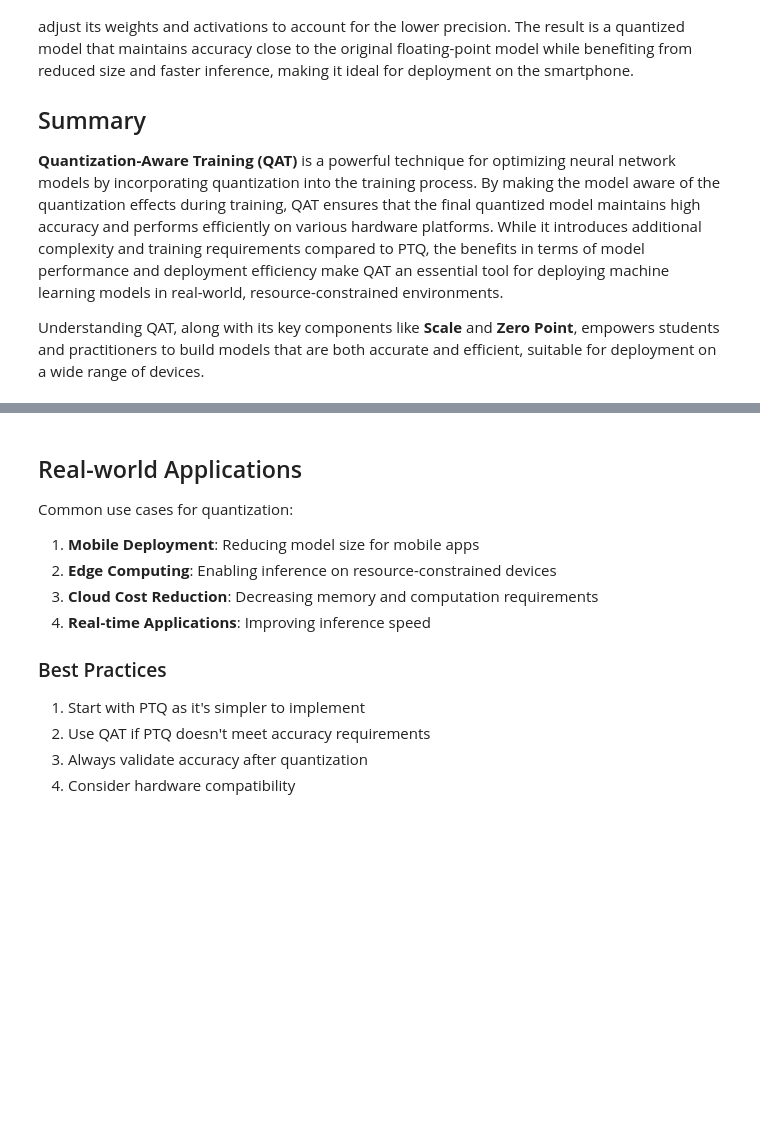
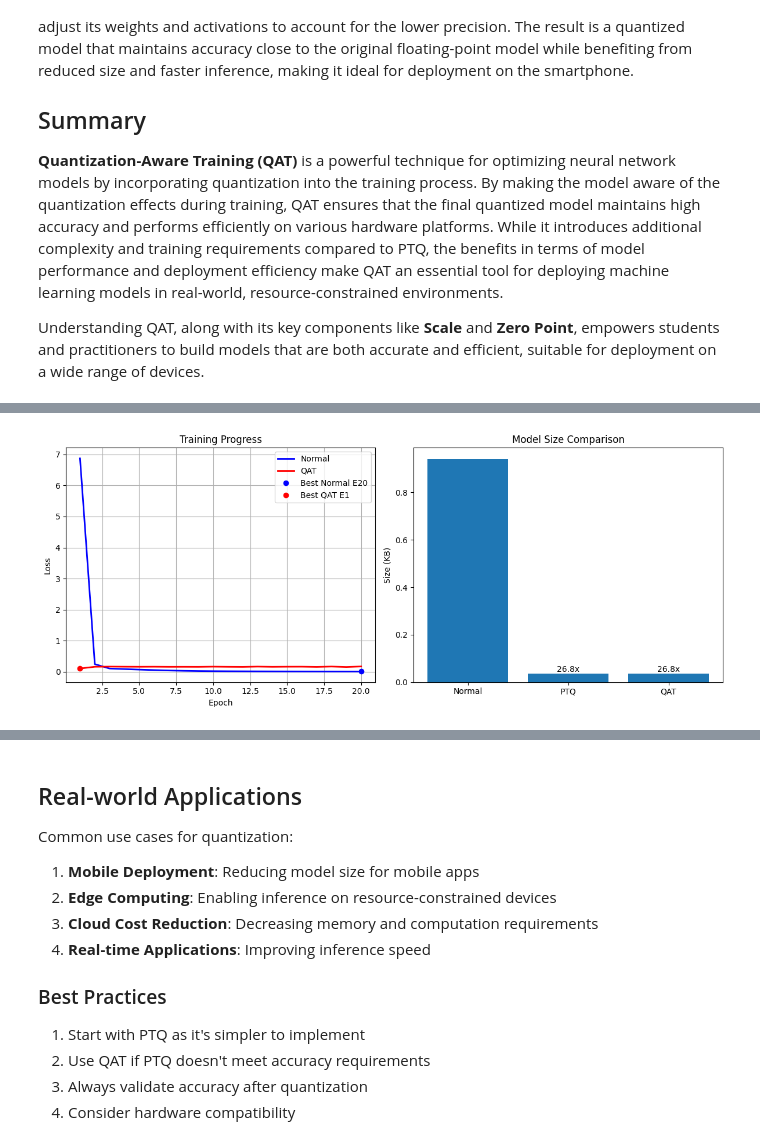
Before and after one commit to sonder-art/automl_o24, a Jupyter notebook: codigo/nlp_chatbots/quantization_explained.ipynb, the cells around one changed output, grey strips where cells are left out. Drawn from its saved outputs; the diff is of its cells as text; code cells hidden in the pictures; blank space fills up the shorter version.

```diff
--- a/codigo/nlp_chatbots/quantization_explained.ipynb
+++ b/codigo/nlp_chatbots/quantization_explained.ipynb
@@ -905,34 +954,59 @@ def compare_models(normal_model, ptq_model, qat_model, X, y, normal_time, ptq_ti
 # %%
+# Import required libraries
+import torch
+import torch.nn as nn
+import torch.optim as optim
+from torch.utils.data import TensorDataset, DataLoader
+import time
+import traceback
+
+# Set random seeds for reproducibility
+torch.manual_seed(42)
+if torch.cuda.is_available():
+    torch.cuda.manual_seed(42)
+
 # Set device
 device = 'cuda' if torch.cuda.is_available() else 'cpu'
 print(f"Using device: {device}")
 
-
+EPOCHS = 20
 try:
     # Train normal model
-    normal_model, X, y, normal_time = train_normal_model(
-        epochs=10,
+    normal_model, X, y, normal_time, normal_history = train_normal_model(
+        epochs=EPOCHS,
         batch_size=32,
         learning_rate=0.001,
         device=device
     )
+    print("\nNormal model training completed")
 
     # Apply PTQ
+    print("\nStarting Post-Training Quantization...")
     ptq_model, ptq_type, _, ptq_time = apply_ptq(normal_model, X, device)
+    if ptq_model is not None:
+        print(f"PTQ completed successfully with {ptq_type} quantization")
+    else:
+        print("PTQ failed to complete")
 
     # Apply QAT
-    qat_model, _, qat_time = apply_qat(
+    print("\nStarting Quantization-Aware Training...")
+    qat_model, _, qat_time, qat_history = apply_qat(
         normal_model,
         X,
         y,
-        epochs=10,
+        epochs=EPOCHS,
         batch_size=32,
         learning_rate=0.001,
         device=device
     )
+    if qat_model is not None:
+        print("QAT completed successfully")
+    else:
+        print("QAT failed to complete")
 
     # Compare models
     if ptq_model is not None and qat_model is not None:
+        print("\nComparing all models...")
         compare_models(
             normal_model,
             ptq_model,
@@ -942,16 +1016,65 @@ try:
             normal_time,
             ptq_time,
             qat_time,
-            device
+            device,
+            normal_history,
+            qat_history
         )
     else:
-        print("One or more quantization methods failed. Check the error messages above.")
+        print("\nOne or more quantization methods failed. Check the error messages above.")
+
+        # Still compare the successful models
+        if ptq_model is not None:
+            print("\nComparing normal model with PTQ model only...")
+            compare_models(
+                normal_model,
+                ptq_model,
+                None,
+                X,
+                y,
+                normal_time,
+                ptq_time,
+                0,
+                device,
+                normal_history,
+                None
+            )
+        elif qat_model is not None:
+            print("\nComparing normal model with QAT model only...")
+            compare_models(
+                normal_model,
+                None,
+                qat_model,
+                X,
+                y,
+                normal_time,
+                0,
+                qat_time,
+                device,
+                normal_history,
+                qat_history
+            )
+
+    # Print final summary
+    print("\n" + "=" * 50)
+    print("Final Summary:")
+    print("-" * 30)
+    print(f"Normal model training time: {normal_time:.2f} seconds")
+    if ptq_model is not None:
+        print(f"PTQ conversion time: {ptq_time:.2f} seconds")
+    if qat_model is not None:
+        print(f"QAT training time: {qat_time:.2f} seconds")
+    print("=" * 50)
 
 except Exception as e:
-    print(f"Error in comparison: {str(e)}")
-    print("Stack trace:")
-    import traceback
+    print(f"\nError in comparison process: {str(e)}")
+    print("\nStack trace:")
     traceback.print_exc()
+
+finally:
+    # Clean up
+    torch.cuda.empty_cache()
+    print("\nProcess completed.")
 # %% [output]
 Using device: cuda
 
@@ -972,0 +1113 @@ Recommendations:
+[figure, added]
```
Also changed, not shown: parts of 6 cells of this notebook.
